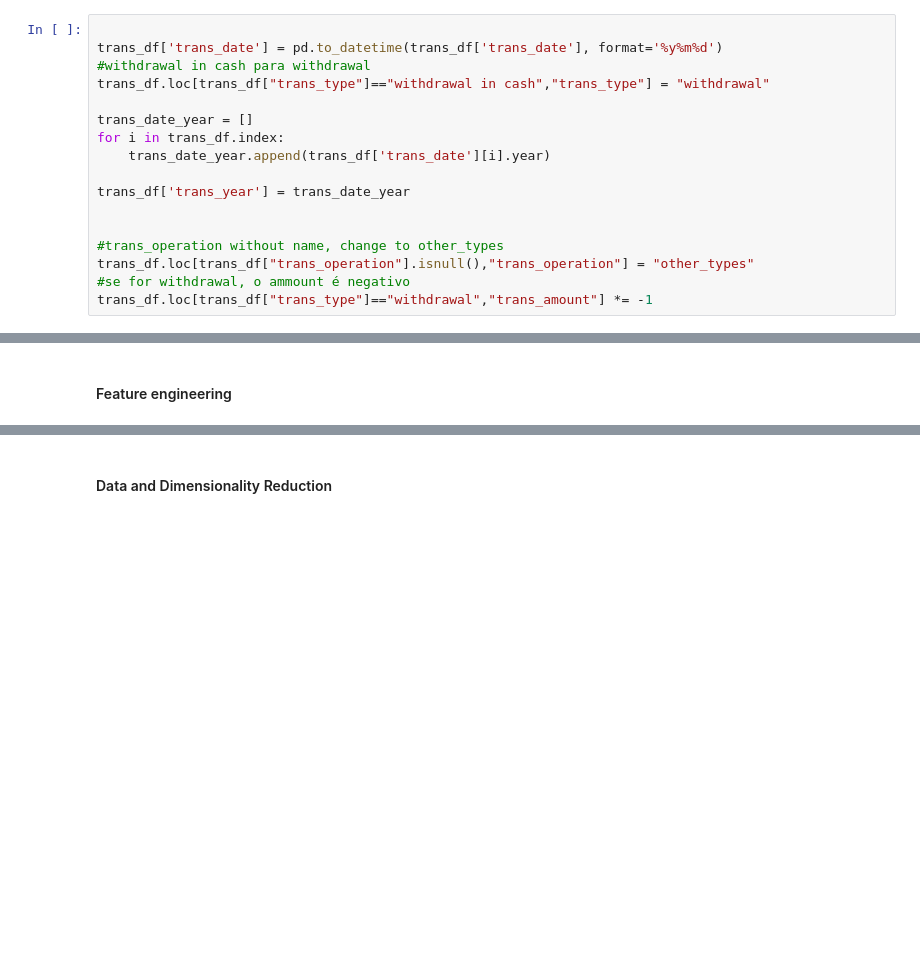
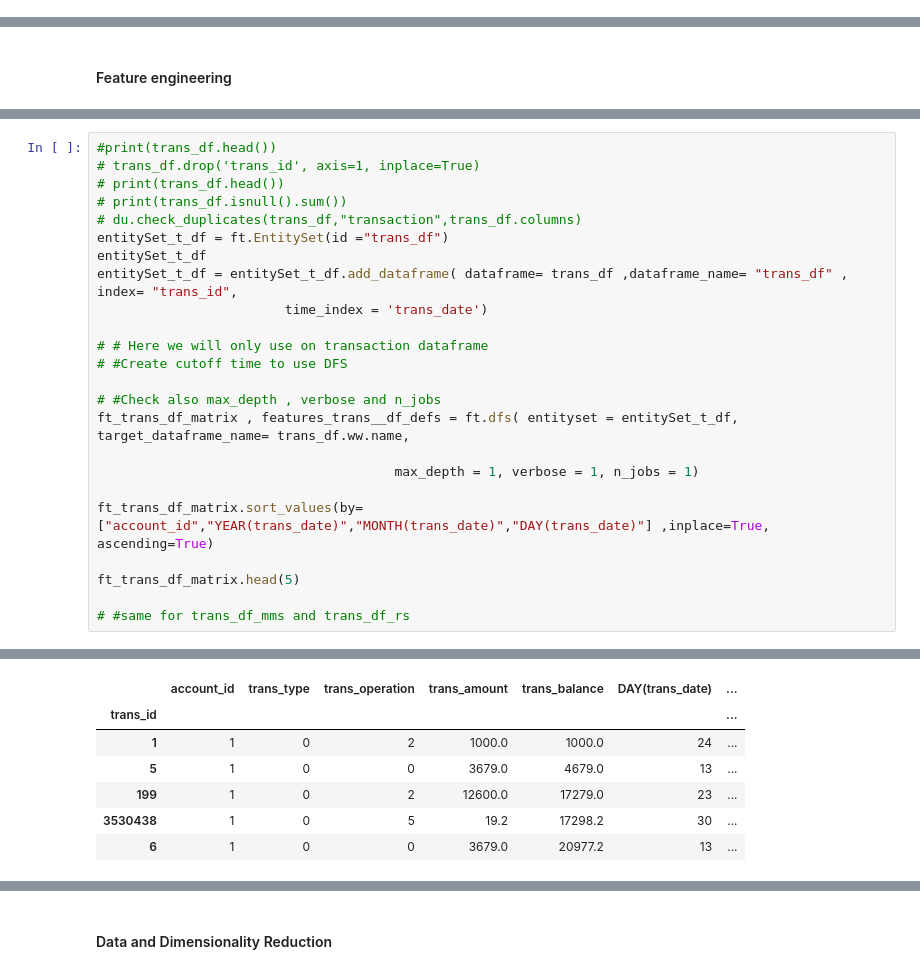
Before and after one commit to BernardoFerreira00/AC-Project, a Jupyter notebook: Notebooks/crisp_dm_sprint_3_4/data_preparation_trans_loan.ipynb, the cells around one changed output, grey strips where cells are left out. Drawn from its saved outputs; the diff is of its cells as text; blank space fills up the shorter version.

```diff
--- a/Notebooks/crisp_dm_sprint_3_4/data_preparation_trans_loan.ipynb
+++ b/Notebooks/crisp_dm_sprint_3_4/data_preparation_trans_loan.ipynb
@@ -38,18 +30 @@ Nothing to report os improvements to do know, but we will check the outliers in
-# %%
-
-trans_df['trans_date'] = pd.to_datetime(trans_df['trans_date'], format='%y%m%d')
-#withdrawal in cash para withdrawal
-trans_df.loc[trans_df["trans_type"]=="withdrawal in cash","trans_type"] = "withdrawal"
-
-trans_date_year = []
-for i in trans_df.index:
-    trans_date_year.append(trans_df['trans_date'][i].year)
-
-trans_df['trans_year'] = trans_date_year
-
-
-#trans_operation without name, change to other_types
-trans_df.loc[trans_df["trans_operation"].isnull(),"trans_operation"] = "other_types"
-#se for withdrawal, o ammount é negativo
-trans_df.loc[trans_df["trans_type"]=="withdrawal","trans_amount"] *= -1
 # %% [markdown]
@@ -145,0 +281,25 @@ What we have done:
+# %%
+#print(trans_df.head())
+# trans_df.drop('trans_id', axis=1, inplace=True)
+# print(trans_df.head())
+# print(trans_df.isnull().sum())
+# du.check_duplicates(trans_df,"transaction",trans_df.columns)
+entitySet_t_df = ft.EntitySet(id ="trans_df")
+entitySet_t_df
+entitySet_t_df = entitySet_t_df.add_dataframe( dataframe= trans_df ,dataframe_name= "trans_df" , index= "trans_id",
+                        time_index = 'trans_date')
+
+# # Here we will only use on transaction dataframe
+# #Create cutoff time to use DFS
+
+# #Check also max_depth , verbose and n_jobs
+ft_trans_df_matrix , features_trans__df_defs = ft.dfs( entityset = entitySet_t_df,  target_dataframe_name= trans_df.ww.name,
+
+                                      max_depth = 1, verbose = 1, n_jobs = 1)
+
+ft_trans_df_matrix.sort_values(by=["account_id","YEAR(trans_date)","MONTH(trans_date)","DAY(trans_date)"] ,inplace=True, ascending=True)
+
+ft_trans_df_matrix.head(5)
+
+# #same for trans_df_mms and trans_df_rs
+# %% [output]
@@ -145,0 +308,7 @@ What we have done:
+|  | account_id | trans_type | trans_operation | trans_amount | trans_balance | DAY(trans_date) | ... |
+| trans_id |  |  |  |  |  |  | ... |
+| 1 | 1 | 0 | 2 | 1000.0 | 1000.0 | 24 | ... |
+| 5 | 1 | 0 | 0 | 3679.0 | 4679.0 | 13 | ... |
+| 199 | 1 | 0 | 2 | 12600.0 | 17279.0 | 23 | ... |
+| 3530438 | 1 | 0 | 5 | 19.2 | 17298.2 | 30 | ... |
+| 6 | 1 | 0 | 0 | 3679.0 | 20977.2 | 13 | ... |
```
Also changed, not shown: parts of 39 cells of this notebook, 7 other files.
